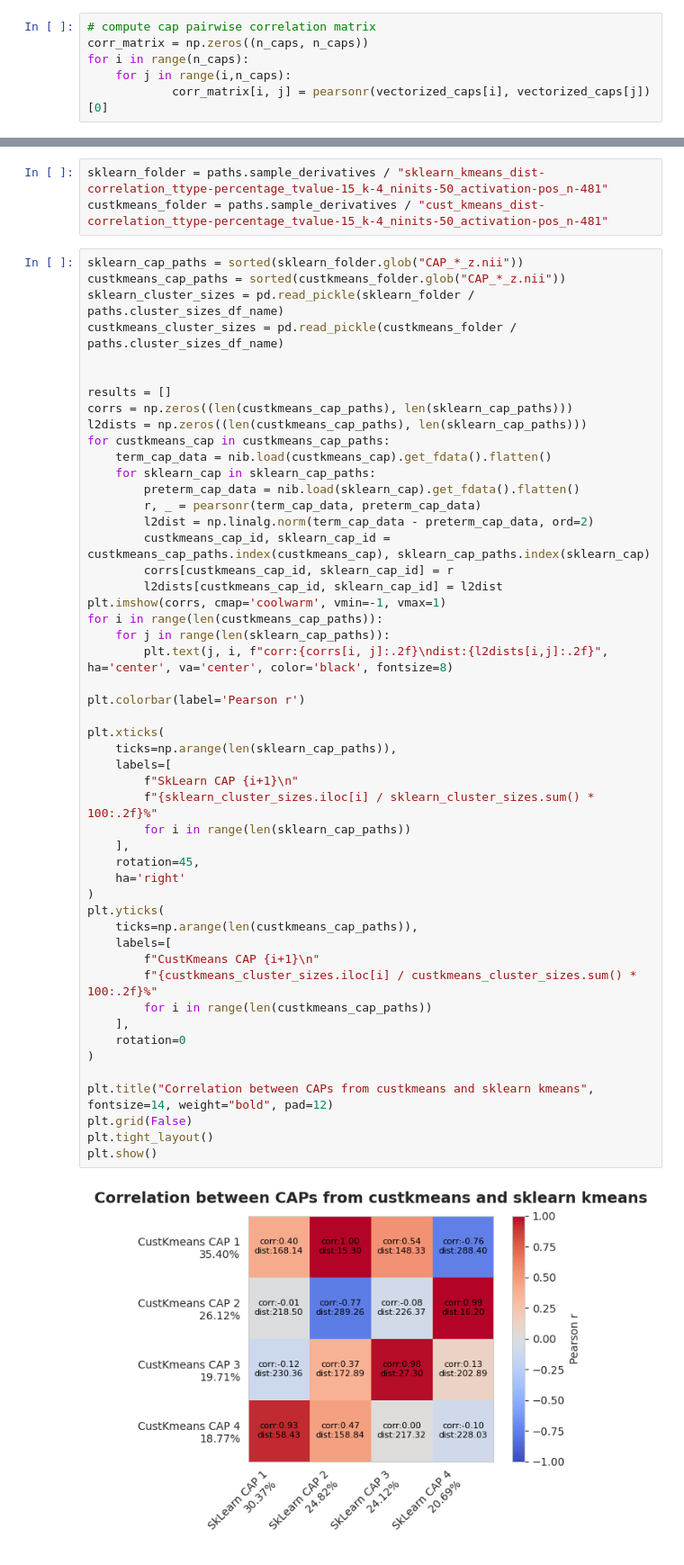
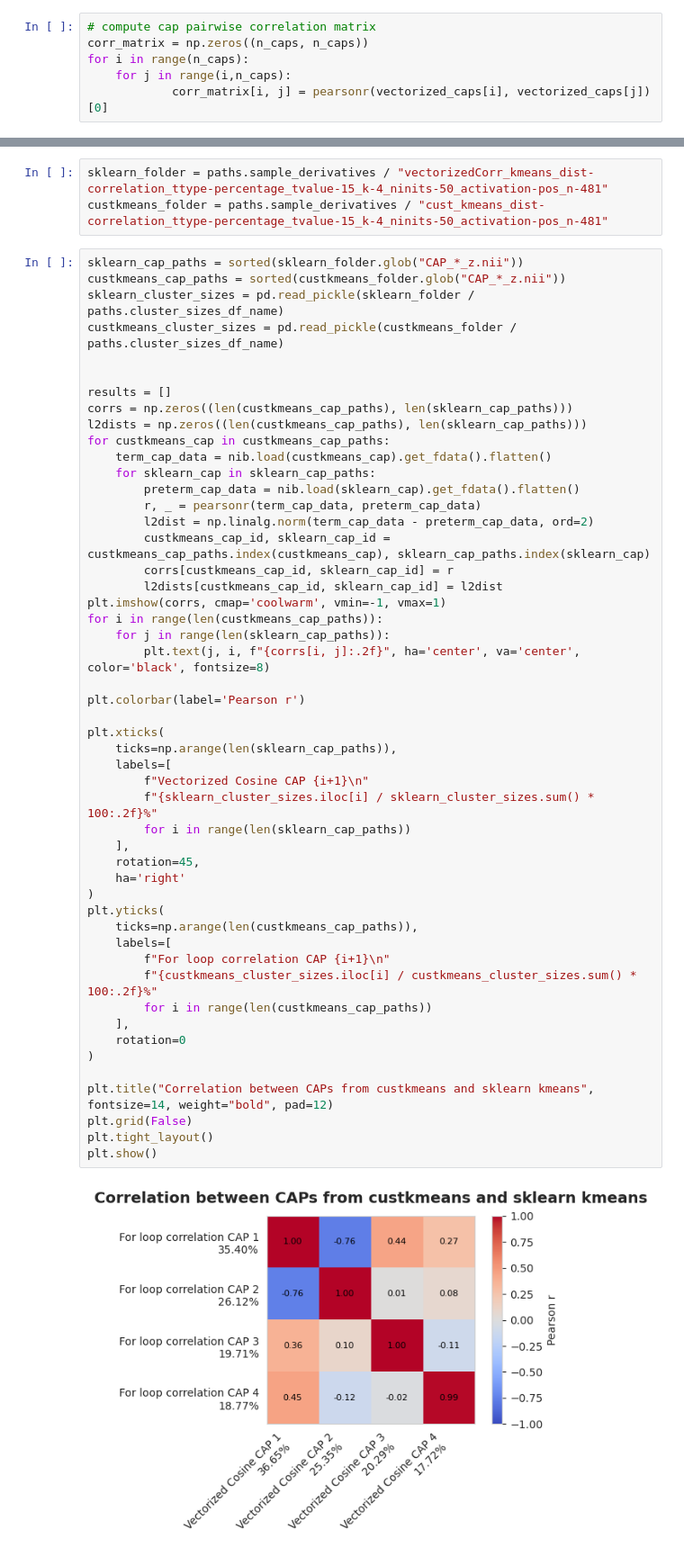
Before and after one commit to seb2o/devCAPs, a Jupyter notebook: src/compare_caps.ipynb, the cells around one changed output, grey strips where cells are left out. Shown at 90% size. Saved outputs shown, nothing was run; the diff lists cells and outputs as text.

```diff
--- a/src/compare_caps.ipynb
+++ b/src/compare_caps.ipynb
@@ -60,7 +60,7 @@ plt.show()
 # %% [output]
 [figure]
 # %%
-sklearn_folder = paths.sample_derivatives / "sklearn_kmeans_dist-correlation_ttype-percentage_tvalue-15_k-4_ninits-50_activation-pos_n-481"
+sklearn_folder = paths.sample_derivatives / "vectorizedCorr_kmeans_dist-correlation_ttype-percentage_tvalue-15_k-4_ninits-50_activation-pos_n-481"
 custkmeans_folder = paths.sample_derivatives / "cust_kmeans_dist-correlation_ttype-percentage_tvalue-15_k-4_ninits-50_activation-pos_n-481"
 # %%
 sklearn_cap_paths = sorted(sklearn_folder.glob("CAP_*_z.nii"))
@@ -83,35 +83,35 @@ for custkmeans_cap in custkmeans_cap_paths:
         l2dists[custkmeans_cap_id, sklearn_cap_id] = l2dist
 plt.imshow(corrs, cmap='coolwarm', vmin=-1, vmax=1)
 for i in range(len(custkmeans_cap_paths)):
     for j in range(len(sklearn_cap_paths)):
-        plt.text(j, i, f"corr:{corrs[i, j]:.2f}\ndist:{l2dists[i,j]:.2f}", ha='center', va='center', color='black', fontsize=8)
+        plt.text(j, i, f"{corrs[i, j]:.2f}", ha='center', va='center', color='black', fontsize=8)
 
 plt.colorbar(label='Pearson r')
 
 plt.xticks(
     ticks=np.arange(len(sklearn_cap_paths)),
     labels=[
-        f"SkLearn CAP {i+1}\n"
+        f"Vectorized Cosine CAP {i+1}\n"
         f"{sklearn_cluster_sizes.iloc[i] / sklearn_cluster_sizes.sum() * 100:.2f}%"
         for i in range(len(sklearn_cap_paths))
     ],
     rotation=45,
     ha='right'
 )
 plt.yticks(
     ticks=np.arange(len(custkmeans_cap_paths)),
     labels=[
-        f"CustKmeans CAP {i+1}\n"
+        f"For loop correlation CAP {i+1}\n"
         f"{custkmeans_cluster_sizes.iloc[i] / custkmeans_cluster_sizes.sum() * 100:.2f}%"
         for i in range(len(custkmeans_cap_paths))
     ],
     rotation=0
 )
 
 plt.title("Correlation between CAPs from custkmeans and sklearn kmeans", fontsize=14, weight="bold", pad=12)
 plt.grid(False)
 plt.tight_layout()
 plt.show()
 # %% [output]
-[figure, old version]
+[figure, new version]
 # %%
```
Also changed, not shown: parts of 1 cell of this notebook.
